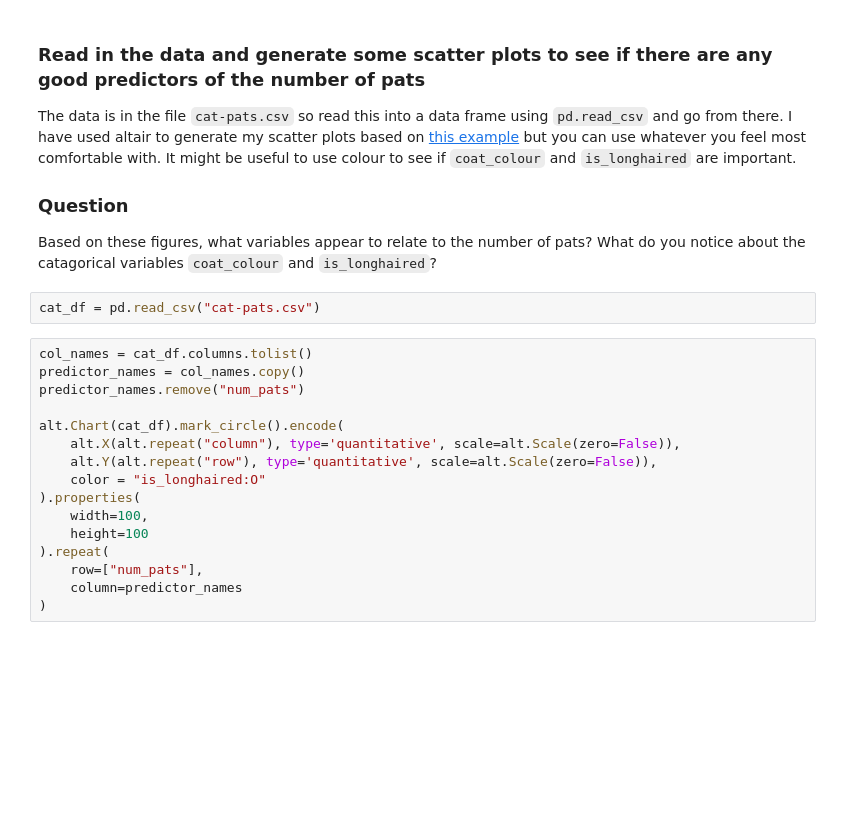
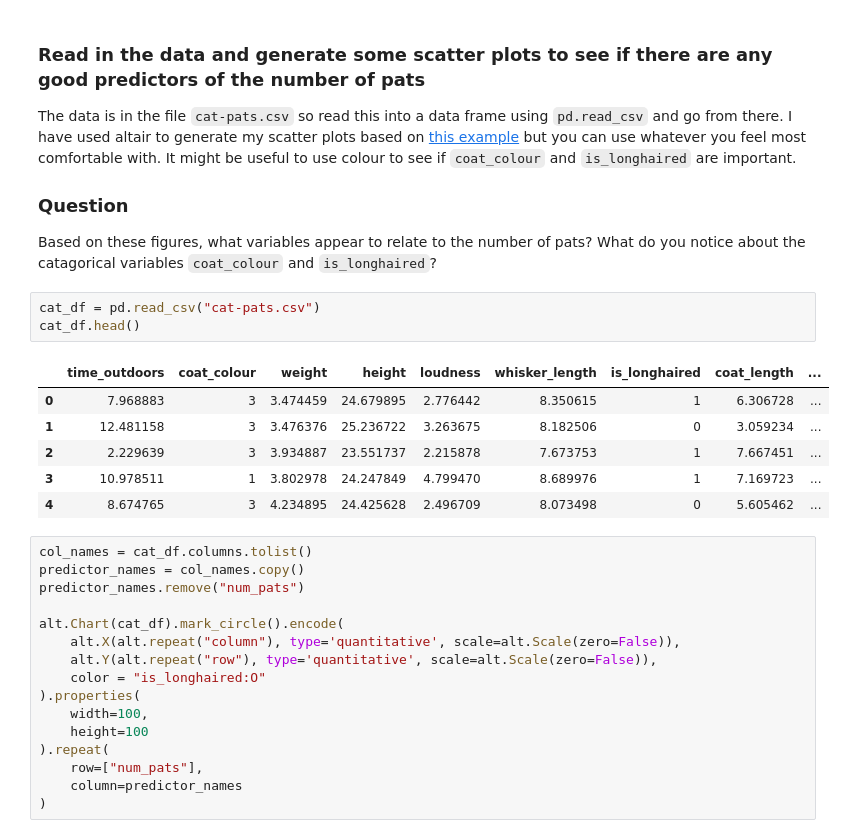
Before and after one commit to AlexandraRoko/aas-extended-examples, a Jupyter notebook: example-2/example-2-answers.ipynb, the cells around one changed output. Saved outputs shown, nothing was run; the diff lists cells and outputs as text; blank space fills up the shorter version.

```diff
--- a/example-2/example-2-answers.ipynb
+++ b/example-2/example-2-answers.ipynb
@@ -55,6 +55,14 @@ The data is in the file `cat-pats.csv` so read this into a data frame using `pd.
 Based on these figures, what variables appear to relate to the number of pats? What do you notice about the catagorical variables `coat_colour` and `is_longhaired`?
 # %%
 cat_df = pd.read_csv("cat-pats.csv")
+cat_df.head()
+# %% [output]
+|  | time_outdoors | coat_colour | weight | height | loudness | whisker_length | is_longhaired | coat_length | ... |
+| 0 | 7.968883 | 3 | 3.474459 | 24.679895 | 2.776442 | 8.350615 | 1 | 6.306728 | ... |
+| 1 | 12.481158 | 3 | 3.476376 | 25.236722 | 3.263675 | 8.182506 | 0 | 3.059234 | ... |
+| 2 | 2.229639 | 3 | 3.934887 | 23.551737 | 2.215878 | 7.673753 | 1 | 7.667451 | ... |
+| 3 | 10.978511 | 1 | 3.802978 | 24.247849 | 4.799470 | 8.689976 | 1 | 7.169723 | ... |
+| 4 | 8.674765 | 3 | 4.234895 | 24.425628 | 2.496709 | 8.073498 | 0 | 5.605462 | ... |
 # %%
 col_names = cat_df.columns.tolist()
 predictor_names = col_names.copy()
```
Also changed, not shown: parts of 19 cells of this notebook, 9 other files.
